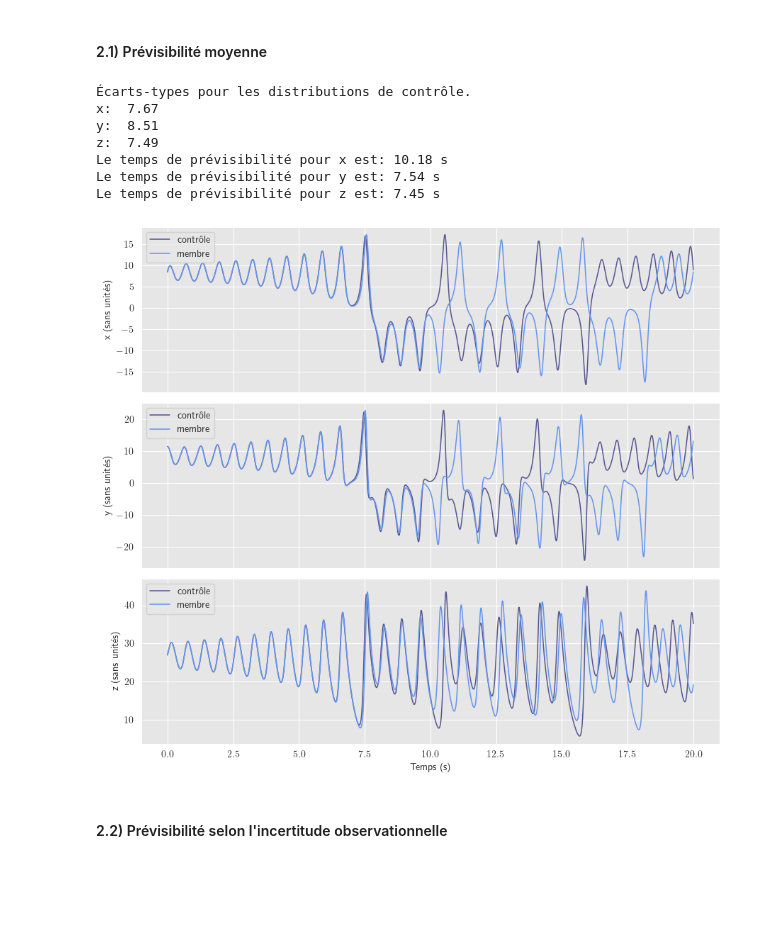
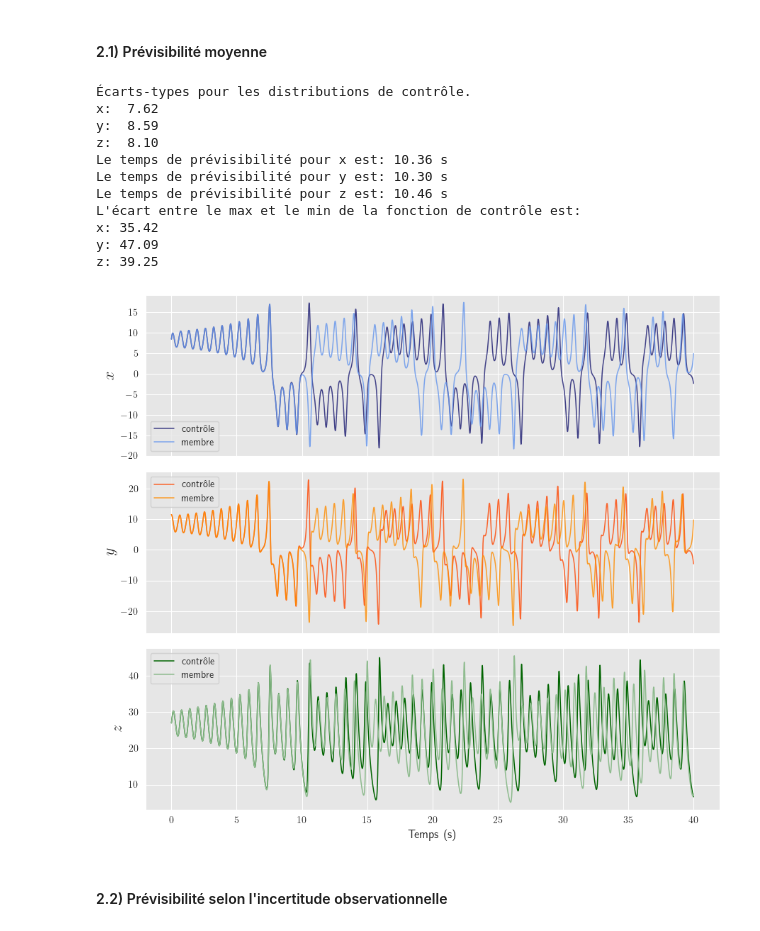
Before and after one commit to evecastonguay/laboratoire3, a Jupyter notebook: E_02/prévisibilité_système_chaotique.ipynb, the cells around one changed output. Cells and saved outputs as stored; diff of their text form; code cells hidden in the pictures; blank space fills up the shorter version.

```diff
--- a/E_02/prévisibilité_système_chaotique.ipynb
+++ b/E_02/prévisibilité_système_chaotique.ipynb
@@ -20,9 +20,10 @@ plt.rcParams["text.usetex"] = True
 sigma = 10
 rho = 28
 beta = 2.667
+eta = np.sqrt(beta*(rho-1))
 epsilon = 0.01
 pas_de_temps = 0.001
-n_pas_de_temps = 2e4
+n_pas_de_temps = 4e4
 
 ## 2) préparation de la planche
 sns.set_style("darkgrid", {"axes.facecolor": "0.9"})
@@ -30,8 +31,8 @@ fig, ax = plt.subplots(3,1, figsize=(9, 8), sharex = True)
 
 ## 3) solution contrôle
 # calculer valeurs initiales des variables dépendantes
-x_0 = np.sqrt(beta*(rho-1))
-y_0 = x_0 + 3
+x_0 = eta
+y_0 = eta + 3
 z_0 = rho - 1
 
 # utilisation des équations discrétisées
@@ -60,14 +61,14 @@ print(f'y: {et_y: .2f}')
 print(f'z: {et_z: .2f}')
 
 # graphique
-ax[0].plot(valeurs_t, valeurs_x_ct, label='contrôle', color='midnightblue', alpha=0.7, linewidth=1.1)
-ax[1].plot(valeurs_t, valeurs_y_ct, label='contrôle', color='midnightblue', alpha=0.7, linewidth=1.1)
-ax[2].plot(valeurs_t, valeurs_z_ct, label='contrôle', color='midnightblue', alpha=0.7, linewidth=1.1)
+ax[0].plot(valeurs_t, valeurs_x_ct, label='contrôle', color='midnightblue', alpha=0.8, linewidth=1.1)
+ax[1].plot(valeurs_t, valeurs_y_ct, label='contrôle', color='orangered', alpha=0.8, linewidth=1.1)
+ax[2].plot(valeurs_t, valeurs_z_ct, label='contrôle', color='darkgreen',  linewidth=1.1)
 
 ## 4) solution perturbée
 # calculer valeurs initiales des variables dépendantes
-x_0 = np.sqrt(beta*(rho-1)) + epsilon
-y_0 = x_0 + 3
+x_0 = eta + epsilon
+y_0 = eta + 3
 z_0 = rho - 1
 
 # utilisation des équations discrétisées
@@ -87,48 +88,58 @@ for i in range(len(valeurs_t)-1):
 # premier pas de temps pour lequel la valeur de x perturbé est plus grande que l'écart type de contrôle
 arrs = [valeurs_x_ct, valeurs_y_ct, valeurs_z_ct, valeurs_x_pt, valeurs_y_pt, valeurs_z_pt, valeurs_t]
 shapes = [a.shape for a in arrs]
-if not all(s == (20000,) for s in shapes): raise ValueError(f"Une ou plusieurs tailles ne correspondent pas à la valeur attendue (20000,): {shapes}")
+if not all(s == (40000,) for s in shapes): raise ValueError(f"Une ou plusieurs tailles ne correspondent pas à la valeur attendue (20000,): {shapes}")
 for i in range(len(valeurs_x_ct)):
     valeur_absolue = abs(valeurs_x_pt[i]-valeurs_x_ct[i])
     if valeur_absolue > et_x:
         print(f'Le temps de prévisibilité pour x est: {valeurs_t[i]:.2f} s')
         break
 for i in range(len(valeurs_y_ct)):
     valeur_absolue = abs(valeurs_y_pt[i]-valeurs_y_ct[i])
     if valeur_absolue > et_y:
         print(f'Le temps de prévisibilité pour y est: {valeurs_t[i]:.2f} s')
         break
 for i in range(len(valeurs_z_ct)):
     valeur_absolue = abs(valeurs_z_pt[i]-valeurs_z_ct[i])
     if valeur_absolue > et_z:
         print(f'Le temps de prévisibilité pour z est: {valeurs_t[i]:.2f} s')
         break
 
+# écart entre le maximum et le minimum des fonctions
+print("L'écart entre le max et le min de la fonction de contrôle est:")
+print(f"x: {valeurs_x_ct.max()-valeurs_x_ct.min():.2f}")
+print(f"y: {valeurs_y_ct.max()-valeurs_y_ct.min():.2f}")
+print(f"z: {valeurs_z_ct.max()-valeurs_z_ct.min():.2f}")
+
 # graphique
-ax[0].plot(valeurs_t, valeurs_x_pt, label='membre', color='cornflowerblue', linewidth=1.1)
-ax[1].plot(valeurs_t, valeurs_y_pt, label='membre', color='cornflowerblue', linewidth=1.1)
-ax[2].plot(valeurs_t, valeurs_z_pt, label='membre', color='cornflowerblue', linewidth=1.1)
+ax[0].plot(valeurs_t, valeurs_x_pt, label='membre', color='cornflowerblue', alpha=0.8, linewidth=1.1)
+ax[1].plot(valeurs_t, valeurs_y_pt, label='membre', color='darkorange', alpha=0.8, linewidth=1.1)
+ax[2].plot(valeurs_t, valeurs_z_pt, label='membre', color='darkseagreen', alpha=1, linewidth=1.1)
 
 ## 5) enregistrement du graphique
 for axes in ax.ravel():
     axes.legend()
-ax[0].set(ylabel='x (sans unités)')
-ax[1].set(ylabel='y (sans unités)')
-ax[2].set(ylabel='z (sans unités)')
-ax[2].set(xlabel='Temps (s)')
+ax[0].set_ylabel(r'$x$', fontsize=16)
+ax[1].set_ylabel(r'$y$', fontsize=16)
+ax[2].set_ylabel(r'$z$', fontsize=16)
+ax[2].set_xlabel('Temps (s)', fontsize=12)
 #fig.text(0.48, 0, 'Temps (s)', fontsize='large')
 plt.tight_layout() # rect=[0.02, 0.02, 1, 1]
 plt.savefig('/Users/evecastonguay/Desktop/Labo/E_02/Figures/previsibilite_moyenne.png',dpi=500)
 plt.show()
 # %% [output]
 Écarts-types pour les distributions de contrôle.
-x:  7.67
-y:  8.51
-z:  7.49
-Le temps de prévisibilité pour x est: 10.18 s
-Le temps de prévisibilité pour y est: 7.54 s
-Le temps de prévisibilité pour z est: 7.45 s
+x:  7.62
+y:  8.59
+z:  8.10
+Le temps de prévisibilité pour x est: 10.36 s
+Le temps de prévisibilité pour y est: 10.30 s
+Le temps de prévisibilité pour z est: 10.46 s
+L'écart entre le max et le min de la fonction de contrôle est:
+x: 35.42
+y: 47.09
+z: 39.25
-[figure, old version]
+[figure, new version]
 # %% [markdown]
 #### 2.2) Prévisibilité selon l'incertitude observationnelle
 # %%
```
Also changed, not shown: parts of 2 cells of this notebook.
